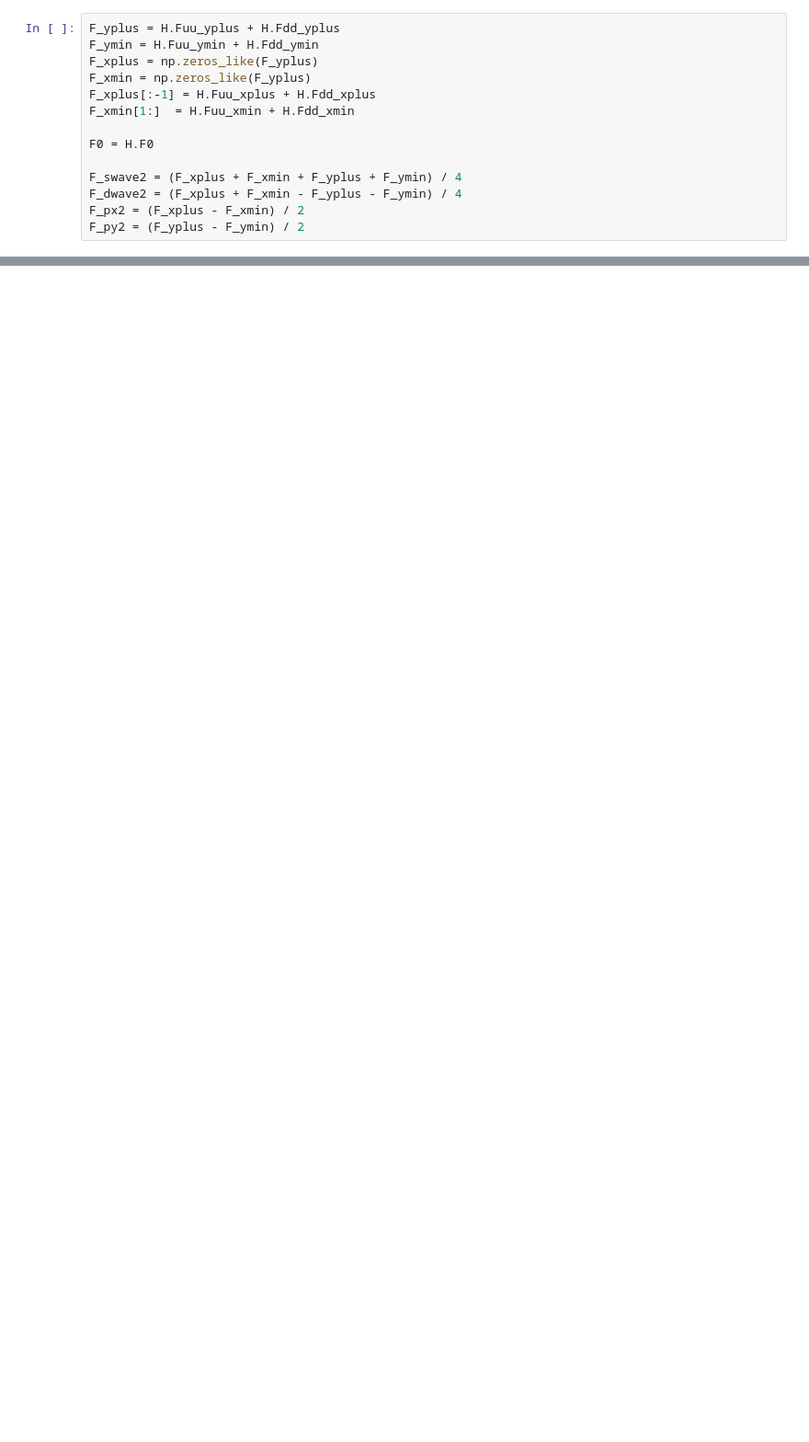
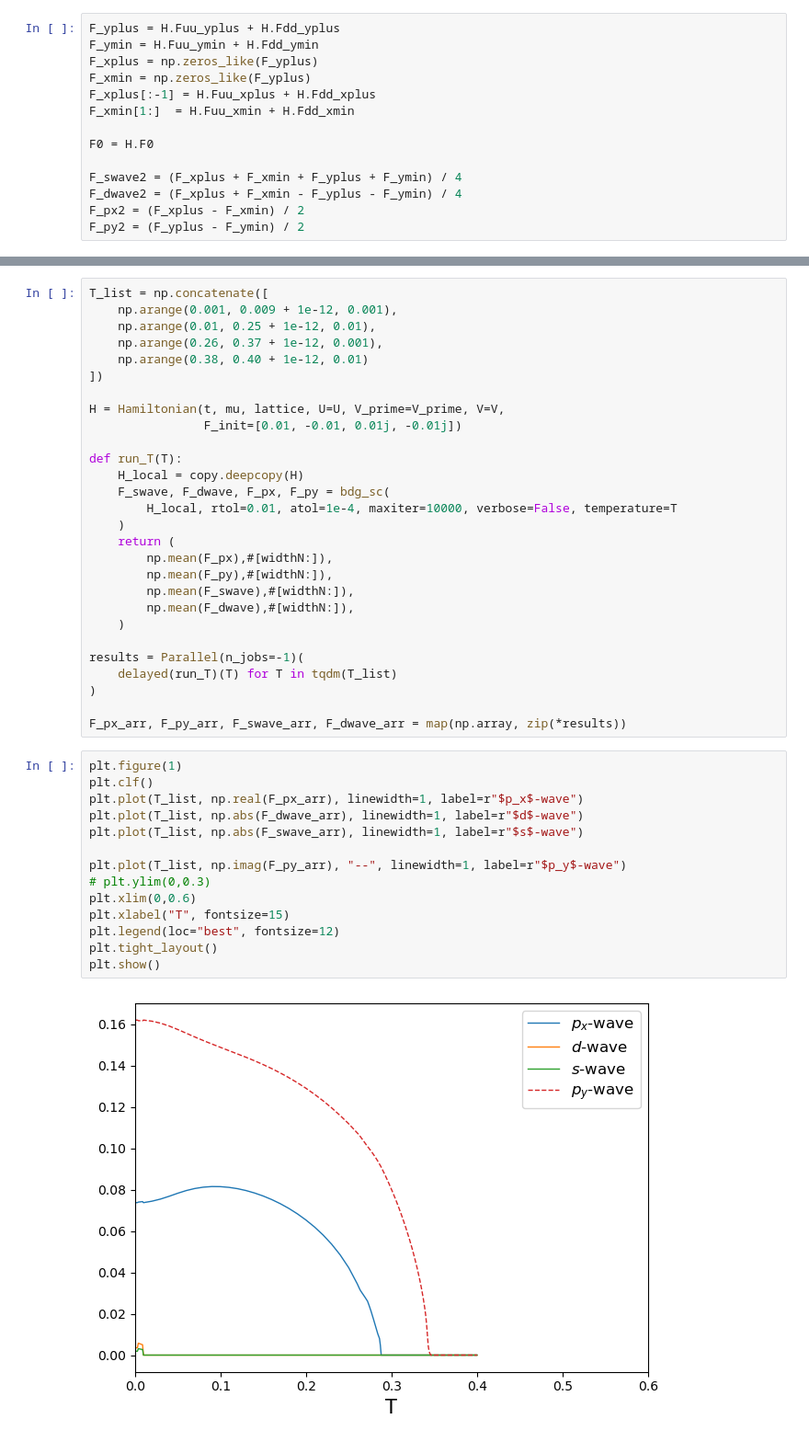
Before and after one commit to emilssp/master-thesis-codebase, a Jupyter notebook: notebooks/NP.ipynb, the cells around one changed output, grey strips where cells are left out. Shown at 92% size. Drawn from its saved outputs; the diff is of its cells as text; blank space fills up the shorter version.

```diff
--- a/notebooks/NP.ipynb
+++ b/notebooks/NP.ipynb
@@ -127,0 +149,44 @@ plt.show()
+# %%
+T_list = np.concatenate([
+    np.arange(0.001, 0.009 + 1e-12, 0.001),
+    np.arange(0.01, 0.25 + 1e-12, 0.01),
+    np.arange(0.26, 0.37 + 1e-12, 0.001),
+    np.arange(0.38, 0.40 + 1e-12, 0.01)
+])
+
+H = Hamiltonian(t, mu, lattice, U=U, V_prime=V_prime, V=V,
+                F_init=[0.01, -0.01, 0.01j, -0.01j])
+
+def run_T(T):
+    H_local = copy.deepcopy(H)
+    F_swave, F_dwave, F_px, F_py = bdg_sc(
+        H_local, rtol=0.01, atol=1e-4, maxiter=10000, verbose=False, temperature=T
+    )
+    return (
+        np.mean(F_px),#[widthN:]),
+        np.mean(F_py),#[widthN:]),
+        np.mean(F_swave),#[widthN:]),
+        np.mean(F_dwave),#[widthN:]),
+    )
+
+results = Parallel(n_jobs=-1)(
+    delayed(run_T)(T) for T in tqdm(T_list)
+)
+
+F_px_arr, F_py_arr, F_swave_arr, F_dwave_arr = map(np.array, zip(*results))
+# %%
+plt.figure(1)
+plt.clf()
+plt.plot(T_list, np.real(F_px_arr), linewidth=1, label=r"$p_x$-wave")
+plt.plot(T_list, np.abs(F_dwave_arr), linewidth=1, label=r"$d$-wave")
+plt.plot(T_list, np.abs(F_swave_arr), linewidth=1, label=r"$s$-wave")
+
+plt.plot(T_list, np.imag(F_py_arr), "--", linewidth=1, label=r"$p_y$-wave")
+# plt.ylim(0,0.3)
+plt.xlim(0,0.6)
+plt.xlabel("T", fontsize=15)
+plt.legend(loc="best", fontsize=12)
+plt.tight_layout()
+plt.show()
+# %% [output]
+[figure, added]
```
Also changed, not shown: parts of 7 cells of this notebook, 5 other files.
